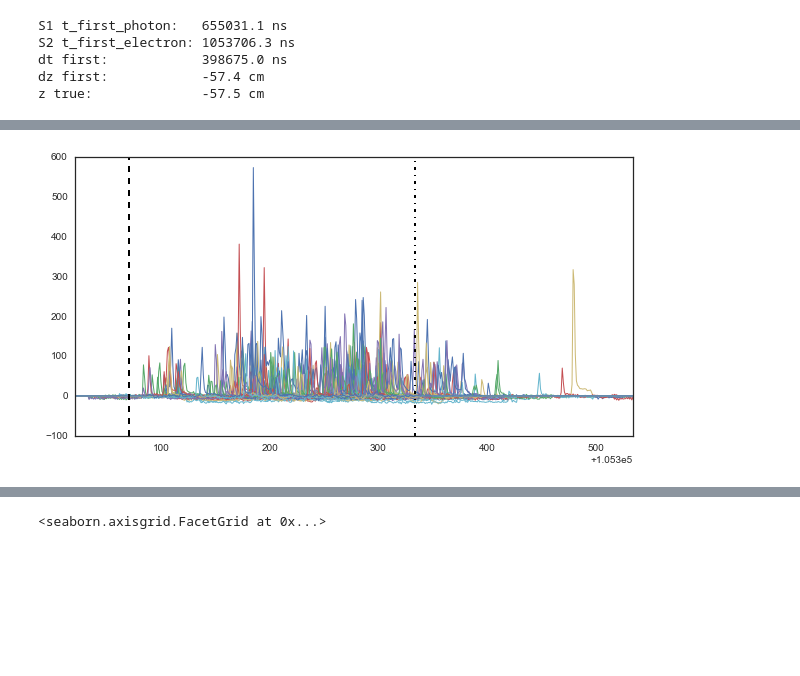
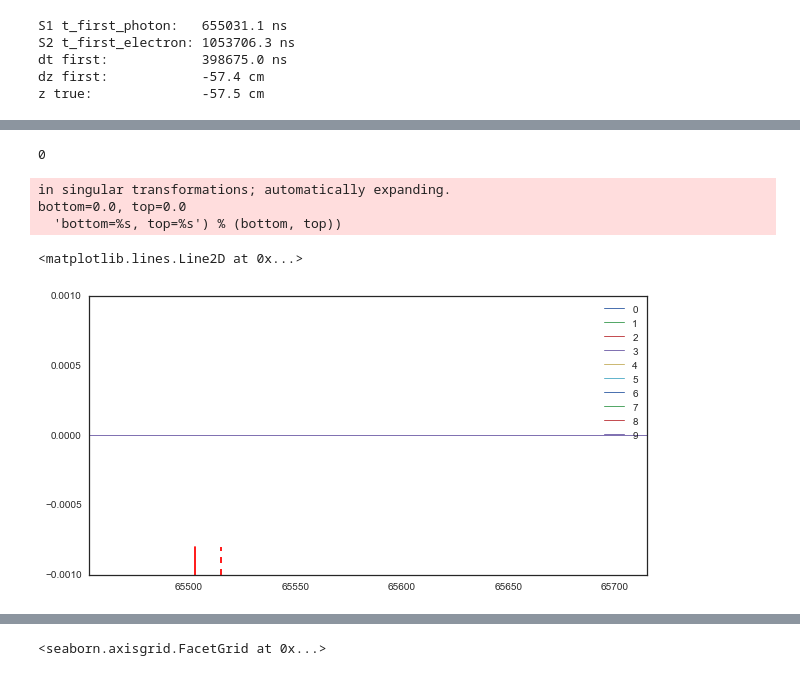
Before and after one commit to dbarg/pax_reconstruction, a Jupyter notebook: plot_s2_waveforms.ipynb, the cells around one changed output, grey strips where cells are left out. Drawn from its saved outputs; the diff is of its cells as text; code cells hidden in the pictures; blank space fills up the shorter version.

```diff
--- a/plot_s2_waveforms.ipynb
+++ b/plot_s2_waveforms.ipynb
@@ -325,25 +351,45 @@ print()
-# %%
-
-
-####################################################################################################
-# Superimpose PMT Waveforms
-####################################################################################################
-
-f = plt.figure(figsize=[10, 5])
-
-df_pmts = wfs.get_waveforms_in_channels(nEvent)
-df_pmts = df_pmts.iloc[:, 0:127]
-
-for i in range(0 , 127):
-
-    df = df_pmts.iloc[:, i:i+1]
-
-    plt.plot(df, linewidth=1)
-    plt.axvline(x=samp0_s2, color='k', linestyle='dashed' , label='t_first_el (true)')
-    plt.axvline(x=samp1_s2, color='k', linestyle='dashdot', label='t_last_el  (true)')
-    plt.xlim([samp0_s2 - 50, samp1_s2 + 200])
-# %% [output]
-[figure, removed]
+# %%
+
+####################################################################################################
+# Superimpose PMT Waveforms
+####################################################################################################
+
+f = plt.figure(figsize=[10, 5])
+
+ymax = 0
+
+for i in range(0 , 10):
+
+    arr = df_pmts.iloc[:, i:i+1].as_matrix()
+
+    plt.plot(arr, linewidth=1, label=str(i))
+
+    y = np.amax(arr[samp0_s1 - 50:samp1_s1 + 200])
+
+    if (y > ymax):
+
+        ymax = y
+
+    #plt.xlim([samp0_s2 - 50, samp1_s2 + 200])
+
+
+print(ymax)
+y0, y1 = plt.ylim()
+plt.ylim([-ymax/2, 1.1*ymax])
+plt.xlim([samp0_s1 - 50, samp1_s1 + 200])
+plt.legend()
+
+plt.axvline(x=samp0_s1, ymax=0.1, color='r', linestyle='solid' , label='t_first_ph (true)')
+plt.axvline(x=samp1_s1, ymax=0.1, color='r', linestyle='dashed', label='t_last_ph (true)')
+plt.axvline(x=samp0_s2, ymax=0.1, color='g', linestyle='solid' , label='t_first_el (true)')
+plt.axvline(x=samp1_s2, ymax=0.1, color='g', linestyle='dashed', label='t_first_el (true)')
+# %% [output]
+0
+in singular transformations; automatically expanding.
+bottom=0.0, top=0.0
+  'bottom=%s, top=%s') % (bottom, top))
+<matplotlib.lines.Line2D at 0x...>
+[figure, added]
 # %%
 
 ####################################################################################################
```
Also changed, not shown: parts of 15 cells of this notebook.
